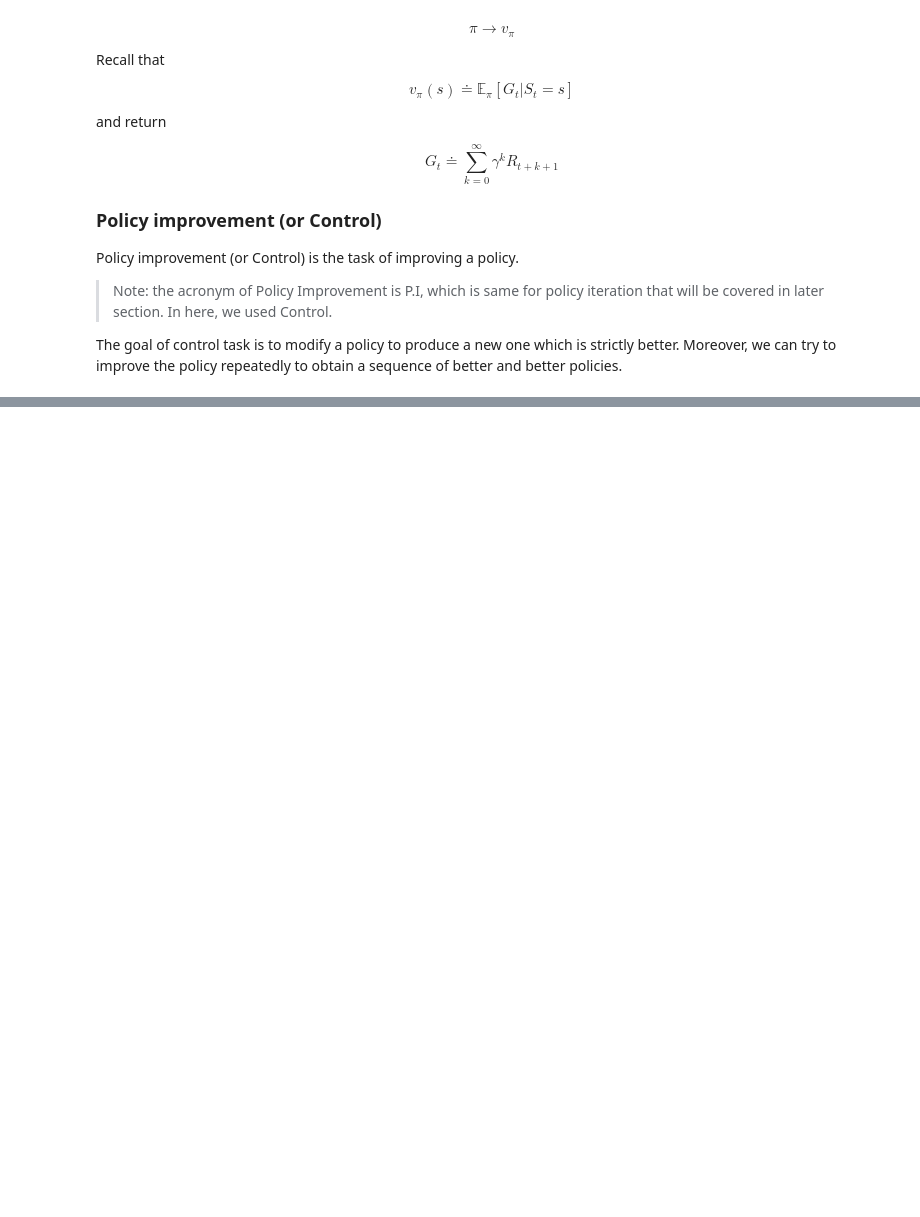
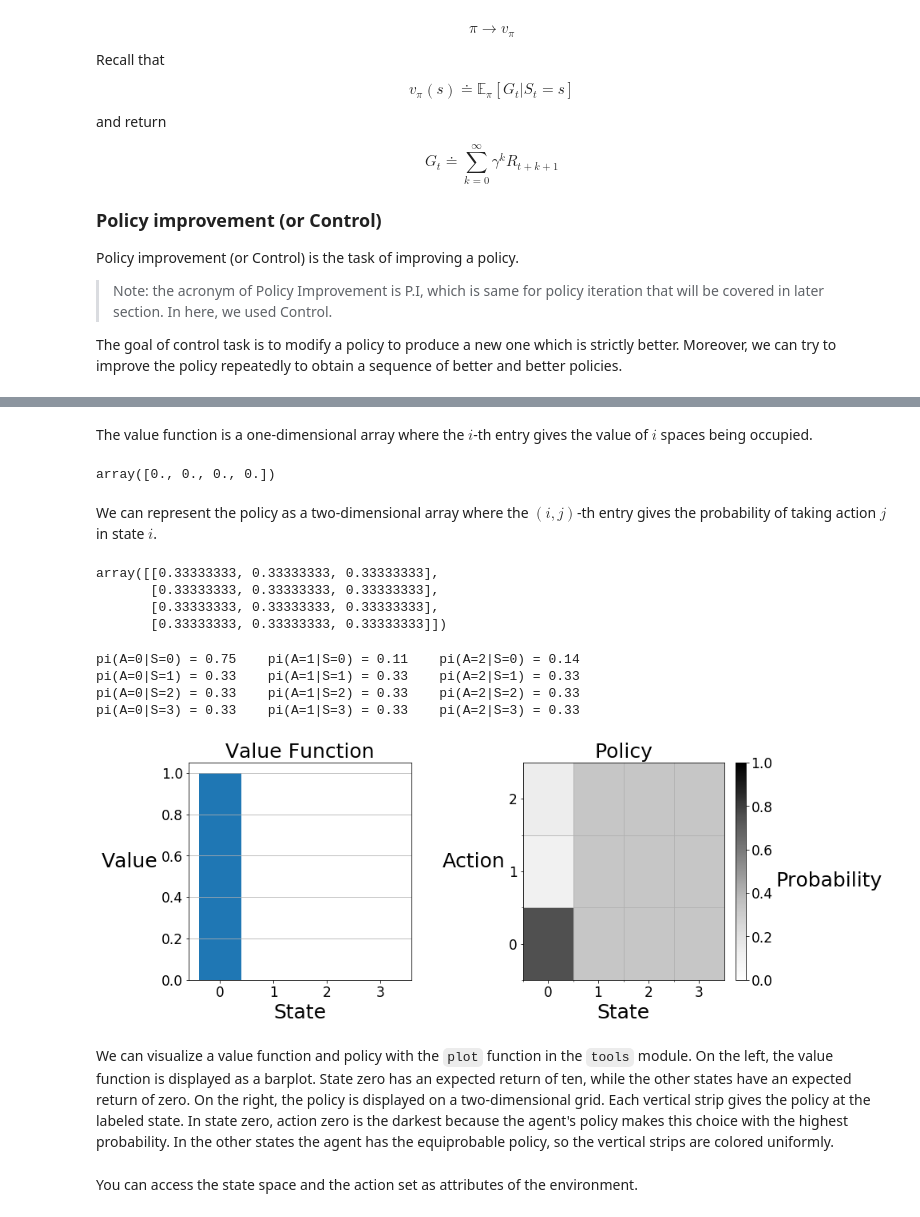
Before and after one commit to anilkunwar/coursera, a Jupyter notebook: UoA_Fundamentals_of_Reinforcement_Learning/dynamic-programming.ipynb, the cells around one changed output, grey strips where cells are left out. Saved outputs shown, nothing was run; the diff lists cells and outputs as text; code cells hidden in the pictures; blank space fills up the shorter version.

```diff
--- a/UoA_Fundamentals_of_Reinforcement_Learning/dynamic-programming.ipynb
+++ b/UoA_Fundamentals_of_Reinforcement_Learning/dynamic-programming.ipynb
@@ -41,0 +148,43 @@ The goal of control task is to modify a policy to produce a new one which is str
+# %%
+num_spaces = 3
+num_prices = 3
+env = tools.ParkingWorld(num_spaces, num_prices)
+V = np.zeros(num_spaces + 1)
+pi = np.ones((num_spaces + 1, num_prices)) / num_prices
+# %% [markdown]
+The value function is a one-dimensional array where the $i$-th entry gives the value of $i$ spaces being occupied.
+# %%
+V
+# %% [output]
+array([0., 0., 0., 0.])
+# %% [markdown]
+We can represent the policy as a two-dimensional array where the $(i, j)$-th entry gives the probability of taking action $j$ in state $i$.
+# %%
+pi
+# %% [output]
+array([[0.33333333, 0.33333333, 0.33333333],
+       [0.33333333, 0.33333333, 0.33333333],
+       [0.33333333, 0.33333333, 0.33333333],
+       [0.33333333, 0.33333333, 0.33333333]])
+# %%
+pi[0] = [0.75, 0.11, 0.14]
+
+for s, pi_s in enumerate(pi):
+    for a, p in enumerate(pi_s):
+        print(f'pi(A={a}|S={s}) = {p.round(2)}    ', end='')
+    print()
+# %% [output]
+pi(A=0|S=0) = 0.75    pi(A=1|S=0) = 0.11    pi(A=2|S=0) = 0.14
+pi(A=0|S=1) = 0.33    pi(A=1|S=1) = 0.33    pi(A=2|S=1) = 0.33
+pi(A=0|S=2) = 0.33    pi(A=1|S=2) = 0.33    pi(A=2|S=2) = 0.33
+pi(A=0|S=3) = 0.33    pi(A=1|S=3) = 0.33    pi(A=2|S=3) = 0.33
+# %%
+V[0] = 1
+
+tools.plot(V, pi)
+# %% [output]
+[figure, added]
+# %% [markdown]
+We can visualize a value function and policy with the `plot` function in the `tools` module. On the left, the value function is displayed as a barplot. State zero has an expected return of ten, while the other states have an expected return of zero. On the right, the policy is displayed on a two-dimensional grid. Each vertical strip gives the policy at the labeled state. In state zero, action zero is the darkest because the agent's policy makes this choice with the highest probability. In the other states the agent has the equiprobable policy, so the vertical strips are colored uniformly.
+# %% [markdown]
+You can access the state space and the action set as attributes of the environment.
```
Also changed, not shown: parts of 46 cells of this notebook, 4 other files.
